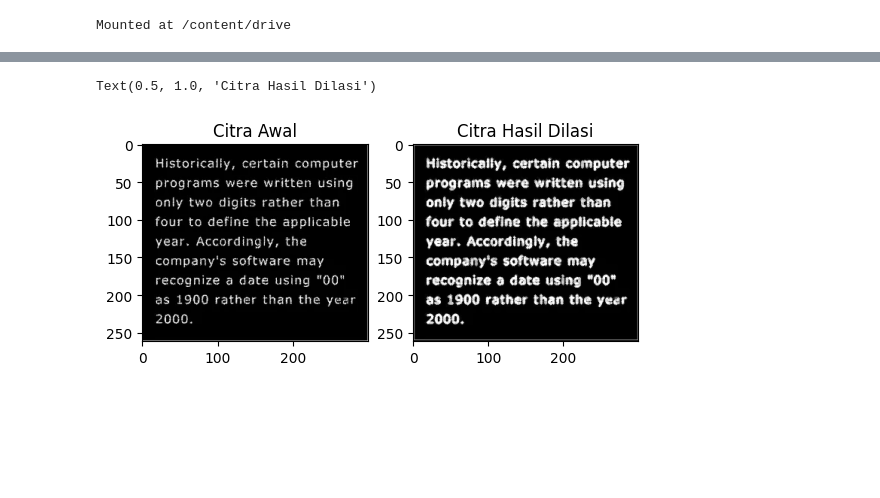
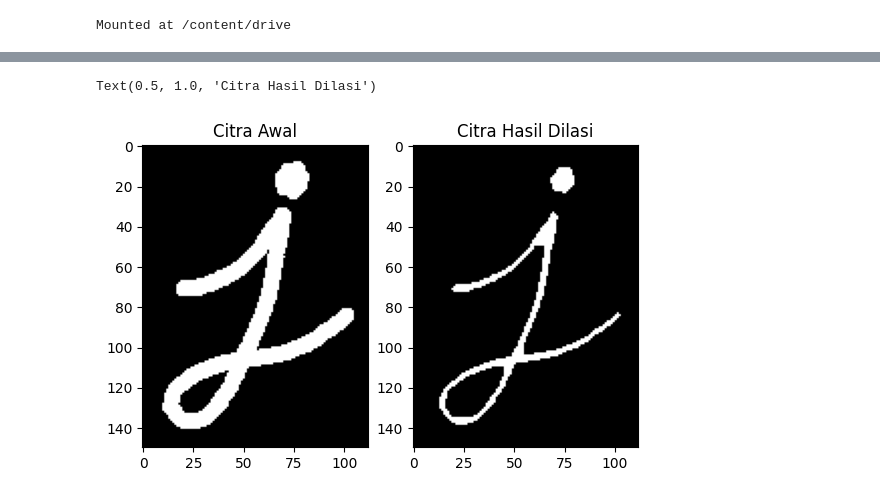
Before and after one commit to K2FA/PCVK_Genap_2021, a Jupyter notebook: Week9.ipynb, the cells around one changed output, grey strips where cells are left out. Cells and saved outputs as stored; diff of their text form; code cells hidden in the pictures; blank space fills up the shorter version.

Commit message:
Erosi

```diff
--- a/Week9.ipynb
+++ b/Week9.ipynb
@@ -12,24 +83,13 @@ from matplotlib import pyplot as plt
 # %%
-morphology = cv.imread('/content/drive/MyDrive/PCVK/09/morphology.png',0)
+huruf = cv.imread('/content/drive/MyDrive/PCVK/09/j.png')
 
-m, n = morphology.shape
+kernel2 = np.ones((5,5), np.uint8)
+erosi = cv.erode(huruf, kernel2, iterations = 1)
 
-imgDilasi= np.zeros((m, n), dtype=np.uint8)
-
-kernel = np.array([[0,1,0], [1,1,1],[0,1,0]])
-constant1 = 1
-
-for i in range(constant1, m-constant1):
-    for j in range(constant1, n-constant1):
-        temp = morphology[i-constant1:i+constant1+1, j-constant1:j+constant1+1]
-        product = temp * kernel
-        imgDilasi[i,j] = np.max(product)
-
-
-plt.subplot(121),plt.imshow(morphology, cmap = 'gray')
+plt.subplot(121),plt.imshow(huruf, cmap = 'gray')
 plt.title('Citra Awal')
-plt.subplot(122),plt.imshow(imgDilasi, cmap = 'gray')
+plt.subplot(122),plt.imshow(erosi, cmap = 'gray')
 plt.title('Citra Hasil Dilasi')
 # %% [output]
 Text(0.5, 1.0, 'Citra Hasil Dilasi')
-[figure, old version]
+[figure, new version]
```
Also changed, not shown: parts of 3 cells of this notebook.
